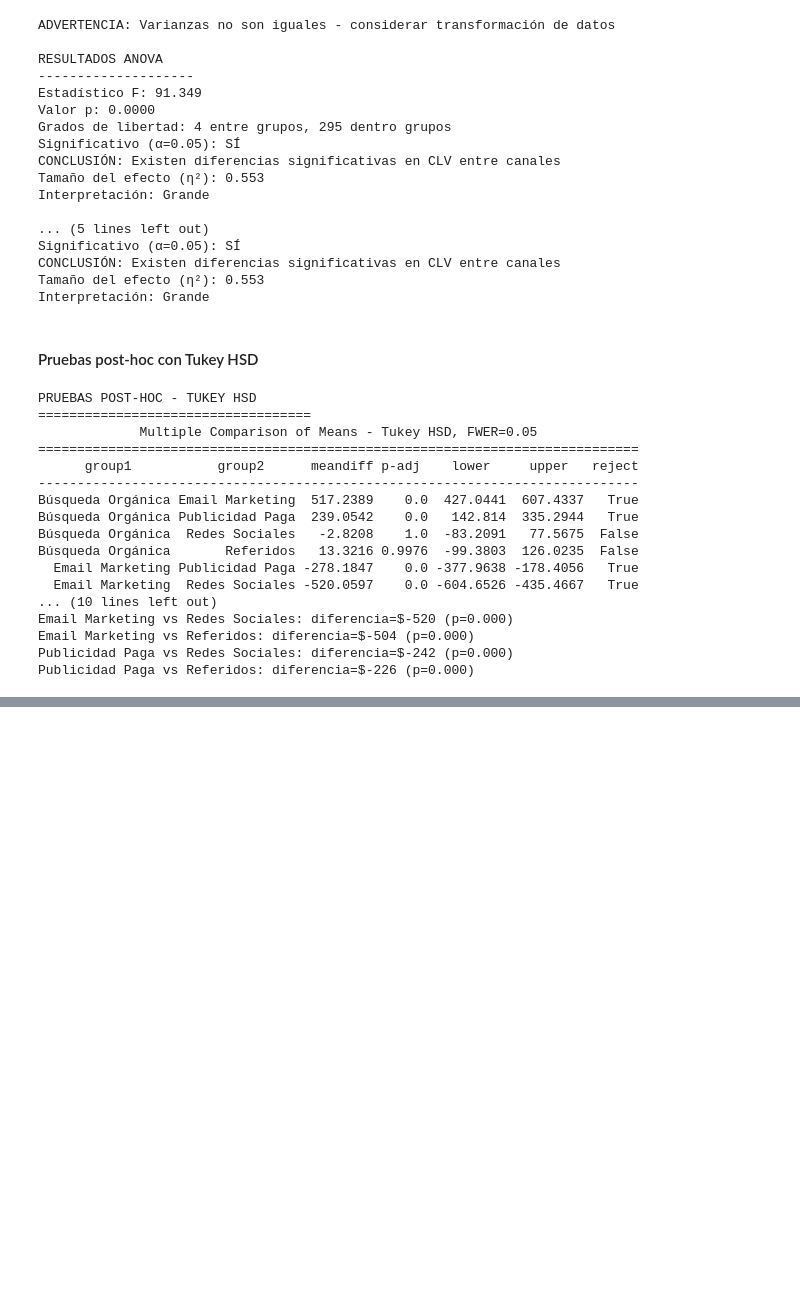
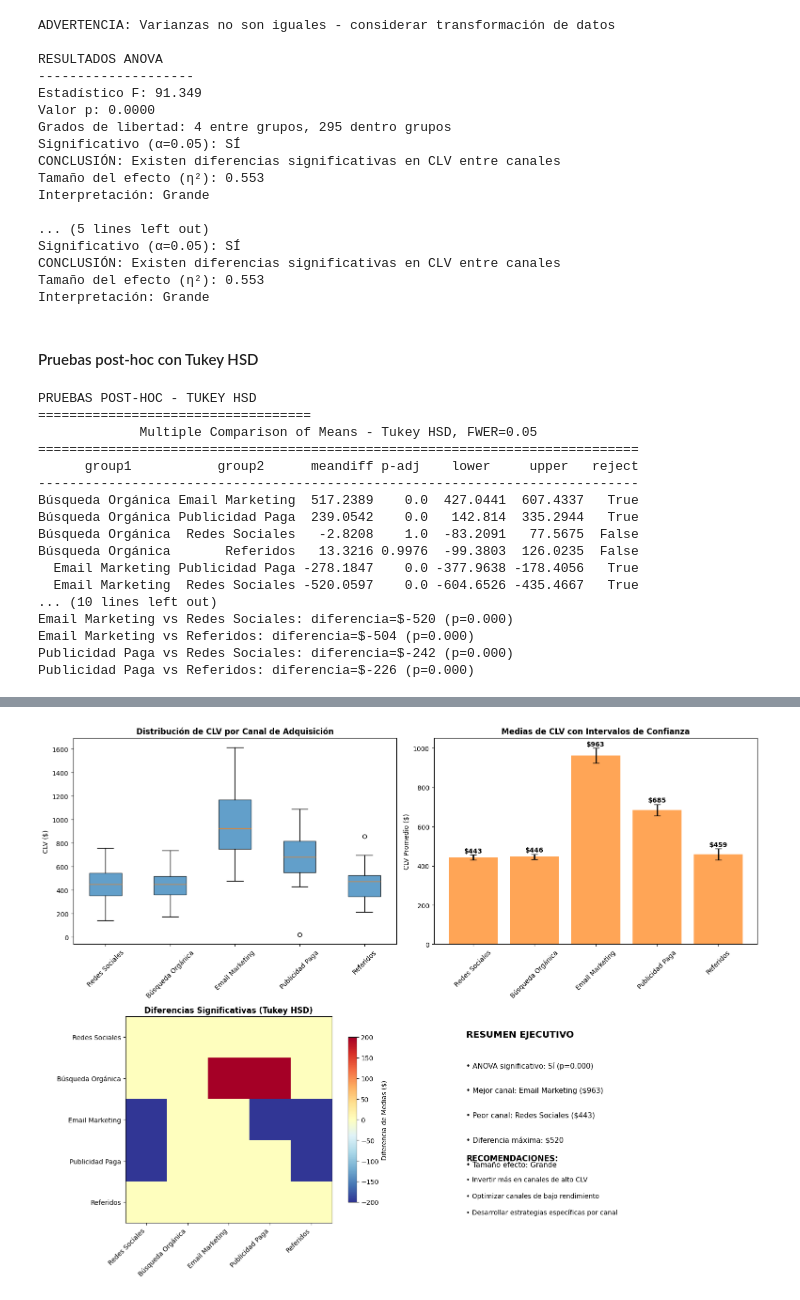
Before and after one commit to marelycarcamo/mes2_estadistica, a Jupyter notebook: Dia3_varianza_anova.ipynb, the cells around one changed output, grey strips where cells are left out. Cells and saved outputs as stored; diff of their text form; code cells hidden in the pictures; blank space fills up the shorter version.

Commit message:
agregada visualización

```diff
--- a/Dia3_varianza_anova.ipynb
+++ b/Dia3_varianza_anova.ipynb
@@ -230,0 +233,82 @@ Publicidad Paga vs Referidos: diferencia=$-226 (p=0.000)
+# %%
+# Crear visualización comprehensiva
+fig, ((ax1, ax2), (ax3, ax4)) = plt.subplots(2, 2, figsize=(16, 12))
+
+# 1. Box plot de CLV por canal
+bp = ax1.boxplot([grupos_clv[canal] for canal in canales], labels=canales, patch_artist=True)
+for patch in bp['boxes']:
+    patch.set_facecolor('#1f77b4')
+    patch.set_alpha(0.7)
+ax1.set_title('Distribución de CLV por Canal de Adquisición', fontweight='bold')
+ax1.set_ylabel('CLV ($)')
+ax1.tick_params(axis='x', rotation=45)
+
+# 2. Gráfico de barras de medias con intervalos de confianza
+medias = [np.mean(grupos_clv[canal]) for canal in canales]
+errores = [stats.sem(grupos_clv[canal]) for canal in canales]  # Error estándar
+
+bars = ax2.bar(range(len(canales)), medias, yerr=errores, capsize=5, color='#ff7f0e', alpha=0.7, error_kw={'ecolor': 'black', 'linewidth': 2})
+ax2.set_title('Medias de CLV con Intervalos de Confianza', fontweight='bold')
+ax2.set_ylabel('CLV Promedio ($)')
+ax2.set_xticks(range(len(canales)))
+ax2.set_xticklabels(canales, rotation=45)
+
+# Añadir valores encima de barras
+for i, (media, error) in enumerate(zip(medias, errores)):
+    ax2.text(i, media + error + 10, f'${media:.0f}', ha='center', fontweight='bold')
+
+# 3. Gráfico de diferencias significativas (Tukey)
+# Crear matriz de diferencias
+n_canales = len(canales)
+diff_matrix = np.zeros((n_canales, n_canales))
+
+for _, row in resultados_tukey.iterrows():
+    i = canales.index(row['group1'])
+    j = canales.index(row['group2'])
+    diff_matrix[i, j] = row['meandiff'] if row['reject'] else 0
+
+im = ax3.imshow(diff_matrix, cmap='RdYlBu_r', vmin=-200, vmax=200)
+ax3.set_xticks(range(n_canales))
+ax3.set_yticks(range(n_canales))
+ax3.set_xticklabels(canales, rotation=45, ha='right')
+ax3.set_yticklabels(canales)
+ax3.set_title('Diferencias Significativas (Tukey HSD)', fontweight='bold')
+
+# Barra de color
+cbar = fig.colorbar(im, ax=ax3, shrink=0.8)
+cbar.set_label('Diferencia de Medias ($)')
+
+# 4. Resumen ejecutivo
+ax4.axis('off')
+ax4.text(0.1, 0.9, 'RESUMEN EJECUTIVO', fontsize=14, fontweight='bold')
+
+resumen = [
+    f"• ANOVA significativo: {'Sí' if p_value < 0.05 else 'No'} (p={p_value:.3f})",
+    f"• Mejor canal: {canales[np.argmax(medias)]} (${medias[np.argmax(medias)]:.0f})",
+    f"• Peor canal: {canales[np.argmin(medias)]} (${medias[np.argmin(medias)]:.0f})",
+    f"• Diferencia máxima: ${max(medias) - min(medias):.0f}",
+    f"• Tamaño efecto: {'Grande' if eta_cuadrado > 0.14 else 'Mediano' if eta_cuadrado > 0.06 else 'Pequeño'}"
+]
+
+y_pos = 0.75
+for item in resumen:
+    ax4.text(0.1, y_pos, item, fontsize=11)
+    y_pos -= 0.12
+
+# Recomendaciones
+ax4.text(0.1, 0.3, 'RECOMENDACIONES:', fontsize=12, fontweight='bold')
+recomendaciones = [
+    "• Invertir más en canales de alto CLV",
+    "• Optimizar canales de bajo rendimiento",
+    "• Desarrollar estrategias específicas por canal"
+]
+
+y_pos = 0.2
+for rec in recomendaciones:
+    ax4.text(0.1, y_pos, rec, fontsize=10)
+    y_pos -= 0.08
+
+plt.tight_layout()
+plt.savefig('analisis_anova_segmentacion_canales.png', dpi=300, bbox_inches='tight')
+print("\nAnálisis completo guardado como 'analisis_anova_segmentacion_canales.png'")
+# %% [output]
@@ -230,0 +316 @@ Publicidad Paga vs Referidos: diferencia=$-226 (p=0.000)
+[figure, added]
```
Also changed, not shown: parts of 2 cells of this notebook, 1 other file.
